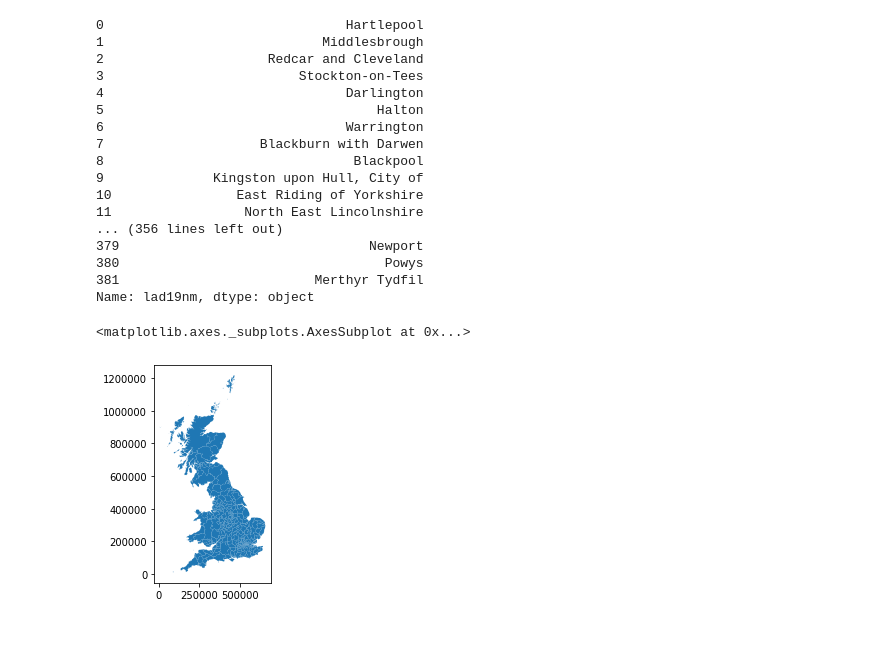
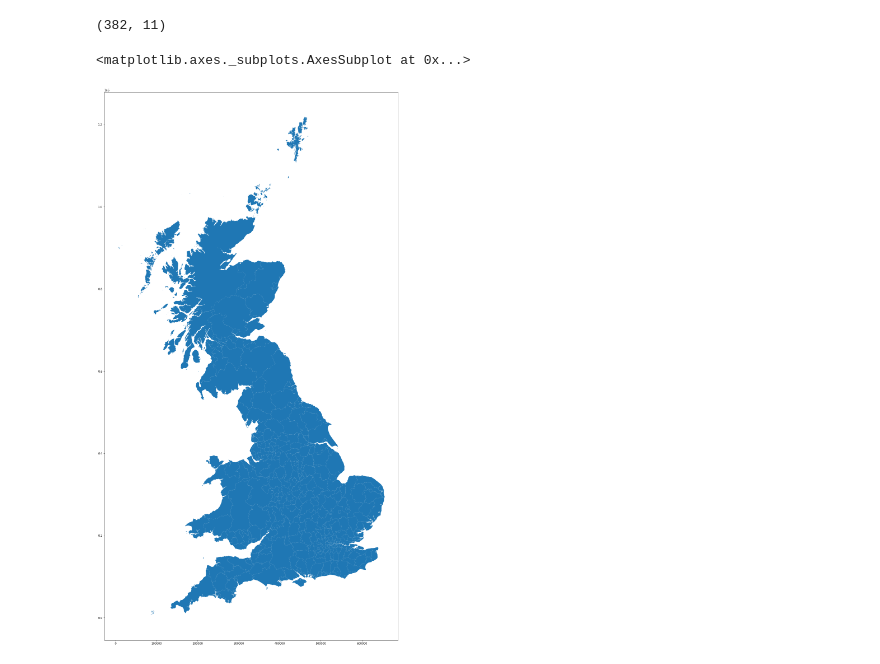
Before and after one commit to irhafidz/PeopleFlux, a Jupyter notebook: PeopleFlux.ipynb, the cells around one changed output. Saved outputs shown, nothing was run; the diff lists cells and outputs as text; code cells hidden in the pictures; blank space fills up the shorter version.

```diff
--- a/PeopleFlux.ipynb
+++ b/PeopleFlux.ipynb
@@ -44,4 +50,5 @@ gdf_map.head()
 # %%
 # Plot the map
 gdf_map.plot()
+plt.rcParams["figure.figsize"] = [64,36]
 # %% [output]
@@ -50,32 +56,17 @@ gdf_map.plot()
 # %%
-gdf_map['lad19nm']
+gdf_map['lad19nm'].shape
+gdf_map.shape
 # %% [output]
-0                               Hartlepool
-1                            Middlesbrough
-2                     Redcar and Cleveland
-3                         Stockton-on-Tees
-4                               Darlington
-5                                   Halton
-6                               Warrington
-7                    Blackburn with Darwen
-8                                Blackpool
-9              Kingston upon Hull, City of
-10                East Riding of Yorkshire
-11                 North East Lincolnshire
-... (356 lines left out)
-379                                Newport
-380                                  Powys
-381                         Merthyr Tydfil
-Name: lad19nm, dtype: object
+(382, 11)
 # %%
 #Removing NI from the map, the column name lad19cd is unique for each started with E,S,NI,W
-gdf_map = gdf_map[
+gdf_map_afterNI = gdf_map[
     ~gdf_map['lad19cd'].str.startswith('N')
 ]
 
-gdf_map.plot()
+gdf_map_afterNI.plot()
 # %% [output]
 <matplotlib.axes._subplots.AxesSubplot at 0x...>
-[figure, old version]
+[figure, new version]
 # %%
 #gdf_map after NI removal
```
Also changed, not shown: parts of 27 cells of this notebook.
